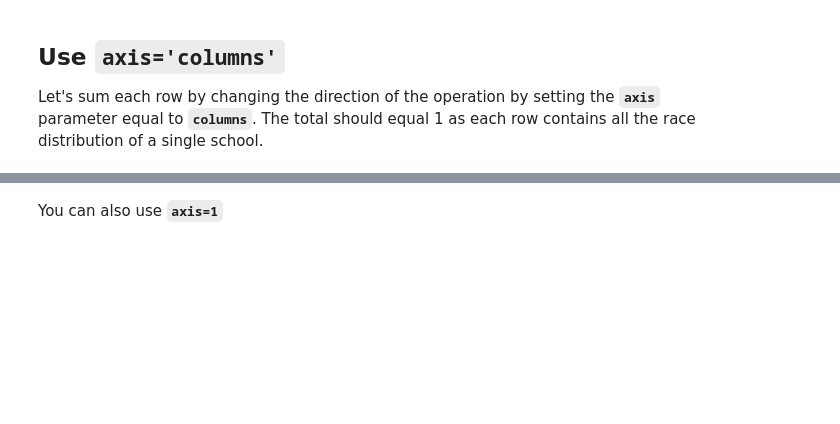
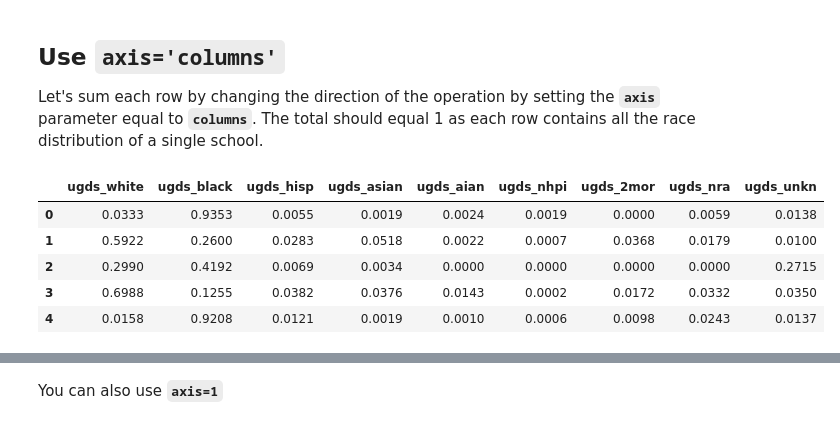
Before and after one commit to estefaniaakers/dunder-data, a Jupyter notebook: dunder-data-bootcamp/02. Essential Commands/06. DataFrame Descriptive Statistic Methods.ipynb, the cells around one changed output, grey strips where cells are left out. Saved outputs shown, nothing was run; the diff lists cells and outputs as text; code cells hidden in the pictures; blank space fills up the shorter version.

```diff
--- a/dunder-data-bootcamp/02. Essential Commands/06. DataFrame Descriptive Statistic Methods.ipynb
+++ b/dunder-data-bootcamp/02. Essential Commands/06. DataFrame Descriptive Statistic Methods.ipynb
@@ -73,5 +142,14 @@ college_race.mean(axis=0)
 # %% [markdown]
 ## Use `axis='columns'`
 Let's sum each row by changing the direction of the operation by setting the **`axis`** parameter equal to **`columns`**. The total should equal 1 as each row contains all the race distribution of a single school.
+# %%
+college_race.head()
+# %% [output]
+|  | ugds_white | ugds_black | ugds_hisp | ugds_asian | ugds_aian | ugds_nhpi | ugds_2mor | ugds_nra | ugds_unkn |
+| 0 | 0.0333 | 0.9353 | 0.0055 | 0.0019 | 0.0024 | 0.0019 | 0.0000 | 0.0059 | 0.0138 |
+| 1 | 0.5922 | 0.2600 | 0.0283 | 0.0518 | 0.0022 | 0.0007 | 0.0368 | 0.0179 | 0.0100 |
+| 2 | 0.2990 | 0.4192 | 0.0069 | 0.0034 | 0.0000 | 0.0000 | 0.0000 | 0.0000 | 0.2715 |
+| 3 | 0.6988 | 0.1255 | 0.0382 | 0.0376 | 0.0143 | 0.0002 | 0.0172 | 0.0332 | 0.0350 |
+| 4 | 0.0158 | 0.9208 | 0.0121 | 0.0019 | 0.0010 | 0.0006 | 0.0098 | 0.0243 | 0.0137 |
 # %%
 college_race.sum(axis='columns').head()
```
Also changed, not shown: parts of 44 cells of this notebook.
